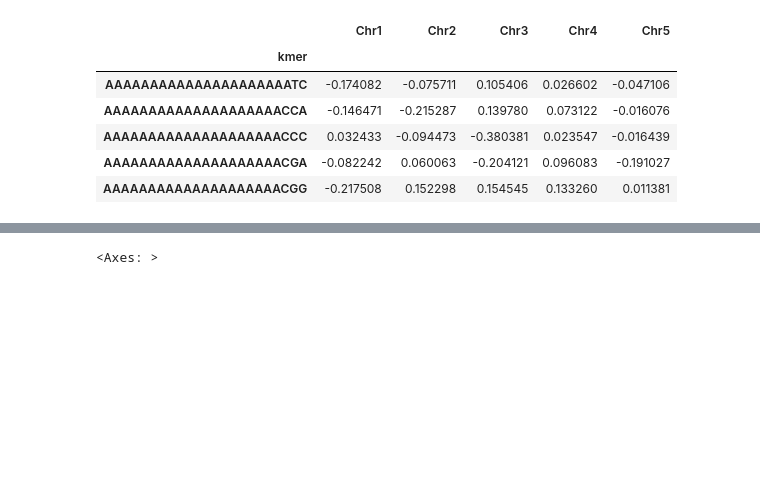
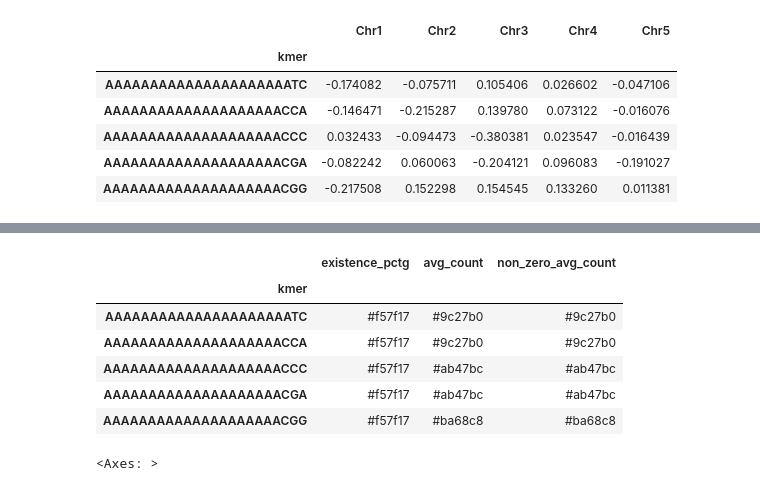
Before and after one commit to HazyFish/cen-kmers, a Jupyter notebook: notebooks/mpipz_analysis.ipynb, the cells around one changed output, grey strips where cells are left out. Cells and saved outputs as stored; diff of their text form; code cells hidden in the pictures; blank space fills up the shorter version.

```diff
--- a/notebooks/mpipz_analysis.ipynb
+++ b/notebooks/mpipz_analysis.ipynb
@@ -643,3 +747,18 @@ df_corr.head()
+# %%
+df_count_colors = pd.DataFrame(index=df_counts_agg.index)
+df_count_colors["existence_pctg"] = df_counts_agg["existence_pctg"].map(get_freq_color)
+df_count_colors["avg_count"] = df_counts_agg["avg_count"].map(get_purple_count_color)
+df_count_colors["non_zero_avg_count"] = df_counts_agg["non_zero_avg_count"].map(get_purple_count_color)
+
+df_count_colors.head()
+# %% [output]
+|  | existence_pctg | avg_count | non_zero_avg_count |
+| kmer |  |  |  |
+| AAAAAAAAAAAAAAAAAAAAATC | #f57f17 | #9c27b0 | #9c27b0 |
+| AAAAAAAAAAAAAAAAAAAACCA | #f57f17 | #9c27b0 | #9c27b0 |
+| AAAAAAAAAAAAAAAAAAAACCC | #f57f17 | #ab47bc | #ab47bc |
+| AAAAAAAAAAAAAAAAAAAACGA | #f57f17 | #ab47bc | #ab47bc |
+| AAAAAAAAAAAAAAAAAAAACGG | #f57f17 | #ba68c8 | #ba68c8 |
 # %%
 pd.Series(df_corr.sample(1_000_000).values.flatten()).hist(bins=100)
 # %% [output]
```
Also changed, not shown: parts of 8 cells of this notebook.
